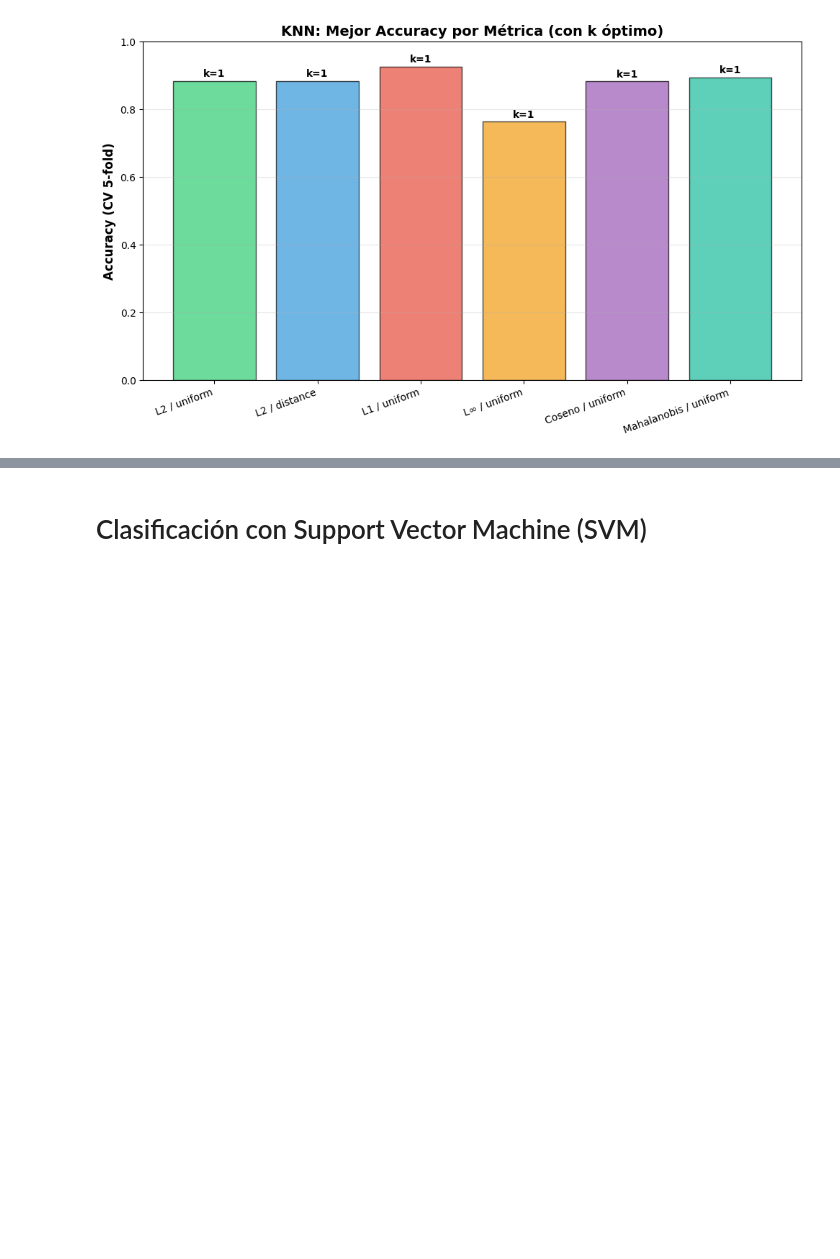
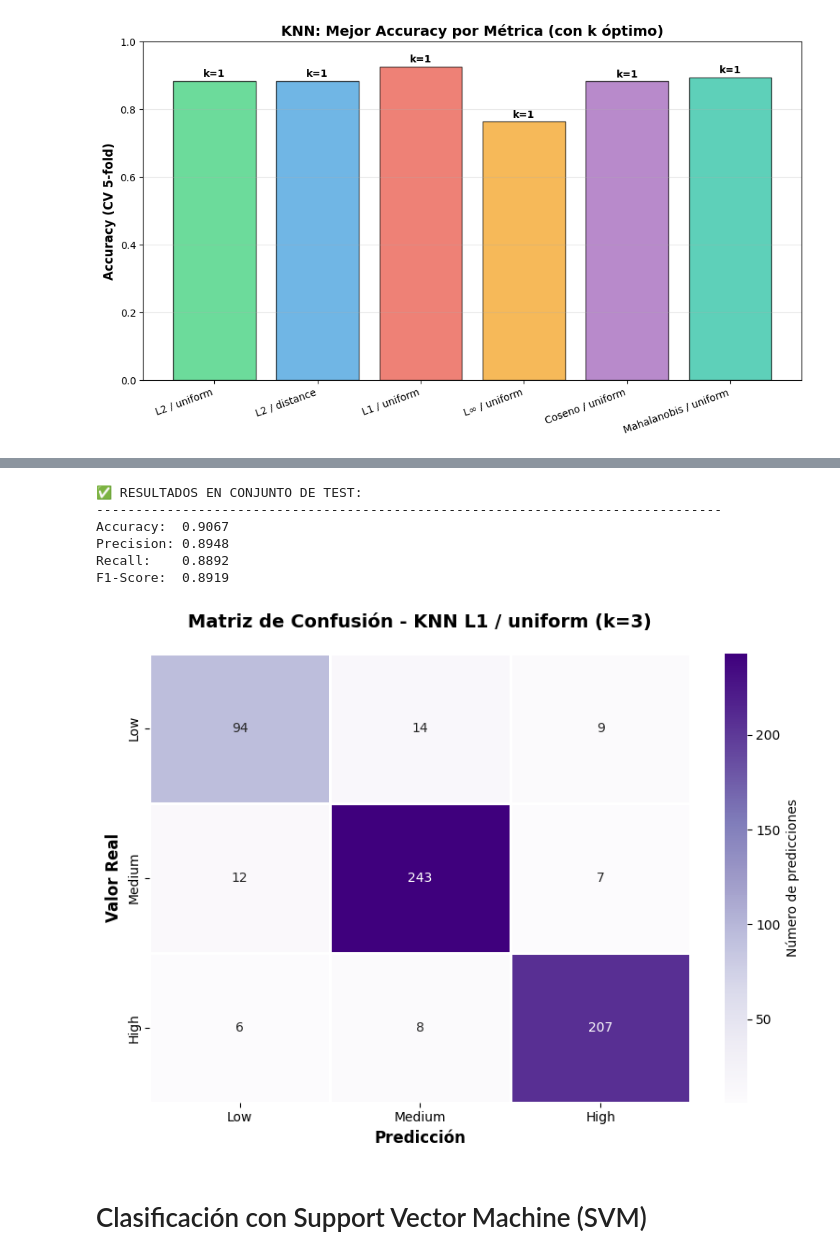
Before and after one commit to rafaelguevarahig/Machine_Learning_Uc, a Jupyter notebook: Machine-Learning/Stress/decoding-stress-with-ai-shap.ipynb, the cells around one changed output, grey strips where cells are left out. Drawn from its saved outputs; the diff is of its cells as text; code cells hidden in the pictures; blank space fills up the shorter version.

```diff
--- a/Machine-Learning/Stress/decoding-stress-with-ai-shap.ipynb
+++ b/Machine-Learning/Stress/decoding-stress-with-ai-shap.ipynb
@@ -1654,0 +1626,2 @@ Mejor k para datos originales: 1 (Accuracy: 0.887)
+# %%
+best_k = 3
@@ -1655,3 +1653,50 @@ Mejor k para datos originales: 1 (Accuracy: 0.887)
+# %%
+# Entrenar y predecir
+final_pipe.fit(X_train, y_train)
+y_pred_knn_final = final_pipe.predict(X_test)
+
+# Métricas en test
+test_accuracy_knn = accuracy_score(y_test, y_pred_knn_final)
+test_precision_knn = precision_score(y_test, y_pred_knn_final, average='macro', zero_division=0)
+test_recall_knn = recall_score(y_test, y_pred_knn_final, average='macro', zero_division=0)
+test_f1_knn = f1_score(y_test, y_pred_knn_final, average='macro', zero_division=0)
+
+print(f"\n✅ RESULTADOS EN CONJUNTO DE TEST:")
+print("-" * 80)
+print(f"Accuracy:  {test_accuracy_knn:.4f}")
+print(f"Precision: {test_precision_knn:.4f}")
+print(f"Recall:    {test_recall_knn:.4f}")
+print(f"F1-Score:  {test_f1_knn:.4f}")
+# %% [output]
+✅ RESULTADOS EN CONJUNTO DE TEST:
+--------------------------------------------------------------------------------
+Accuracy:  0.9067
+Precision: 0.8948
+Recall:    0.8892
+F1-Score:  0.8919
+# %%
+# Matriz de confusión
+cm_knn_final = confusion_matrix(y_test, y_pred_knn_final)
+
+plt.figure(figsize=(8, 6))
+sns.heatmap(
+    cm_knn_final,
+    annot=True,
+    fmt='d',
+    cmap='Purples',
+    linewidths=2,
+    xticklabels=['Low', 'Medium', 'High'],
+    yticklabels=['Low', 'Medium', 'High'],
+    cbar_kws={'label': 'Número de predicciones'}
+)
+plt.title(f'Matriz de Confusión - KNN {best_metric_name} (k={best_k})',
+          fontsize=14, fontweight='bold', pad=20)
+plt.xlabel('Predicción', fontsize=12, fontweight='bold')
+plt.ylabel('Valor Real', fontsize=12, fontweight='bold')
+plt.tight_layout()
+plt.show()
+# %% [output]
+[figure, added]
 # %% [markdown]
 # Clasificación con Support Vector Machine (SVM)
 # %%
```
Also changed, not shown: parts of 4 cells of this notebook.
